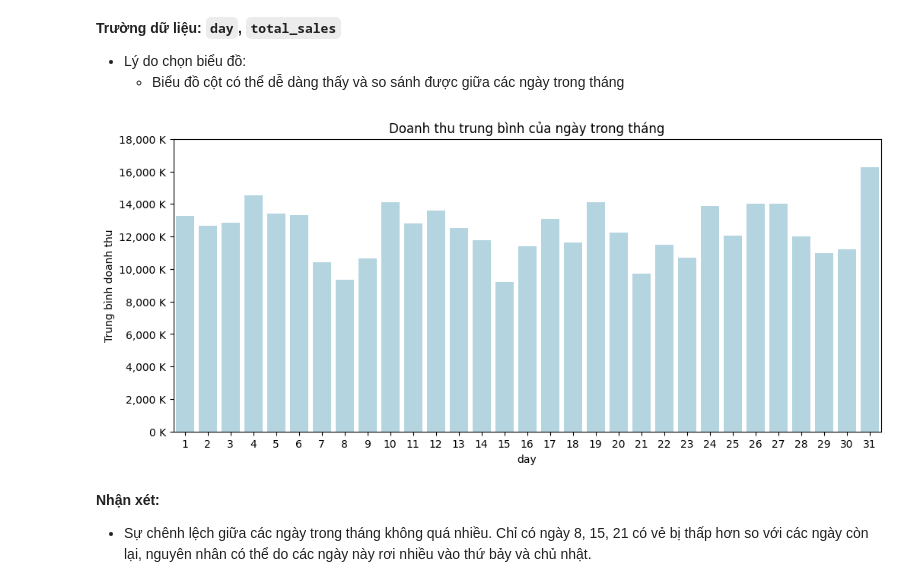
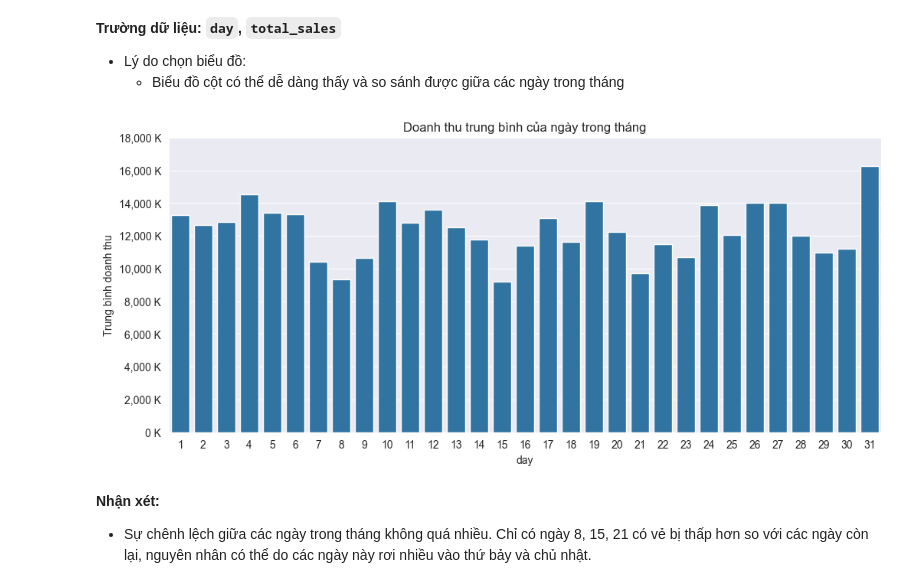
Before and after one commit to Tuyet3005/DataVisualization-Lab-2, a Jupyter notebook: source_codes/Vu.ipynb, the cells around one changed output. Drawn from its saved outputs; the diff is of its cells as text; code cells hidden in the pictures.

```diff
--- a/source_codes/Vu.ipynb
+++ b/source_codes/Vu.ipynb
@@ -69,6 +67,7 @@ figure, (ax1, ax2, ax3) = plt.subplots(3, 1)
 figure.set_size_inches(10, 10)
 figure.tight_layout(pad=3)
 
+sns.set_style("darkgrid")
 sns.barplot(data=df1.reset_index(), x='date', y='ticket_price', ax=ax1)
 sns.barplot(data=df2.reset_index(), x='date', y='tickets_sold', ax=ax2)
 sns.barplot(data=df3.reset_index(), x='date', y='total_sales', ax=ax3)
@@ -105,18 +104,19 @@ plt.show()
 # %%
 df = data.groupby(['day'])['total_sales'].mean()
 
 plt.gcf().set_size_inches(12, 5)
-sns.barplot(data=df.reset_index(), x='day', y='total_sales', palette=['lightblue'])
+sns.set_style("darkgrid")
+sns.barplot(data=df.reset_index(), x='day', y='total_sales', color='#1f77b4')
 
 yticks = plt.gca().get_yticks()
 ylabels = ['{:,.0f} K'.format(y) + '' for y in yticks/1000]
 
 plt.title('Doanh thu trung bình của ngày trong tháng')
 plt.yticks(yticks, ylabels)
 plt.ylabel('Trung bình doanh thu')
 plt.show()
 # %% [output]
-[figure, old version]
+[figure, new version]
 # %% [markdown]
 **Nhận xét:**
   * Sự chênh lệch giữa các ngày trong tháng không quá nhiều. Chỉ có ngày 8, 15, 21 có vẻ bị thấp hơn so với các ngày còn lại, nguyên nhân có thể do các ngày này rơi nhiều vào thứ bảy và chủ nhật.
```
Also changed, not shown: parts of 5 cells of this notebook.
